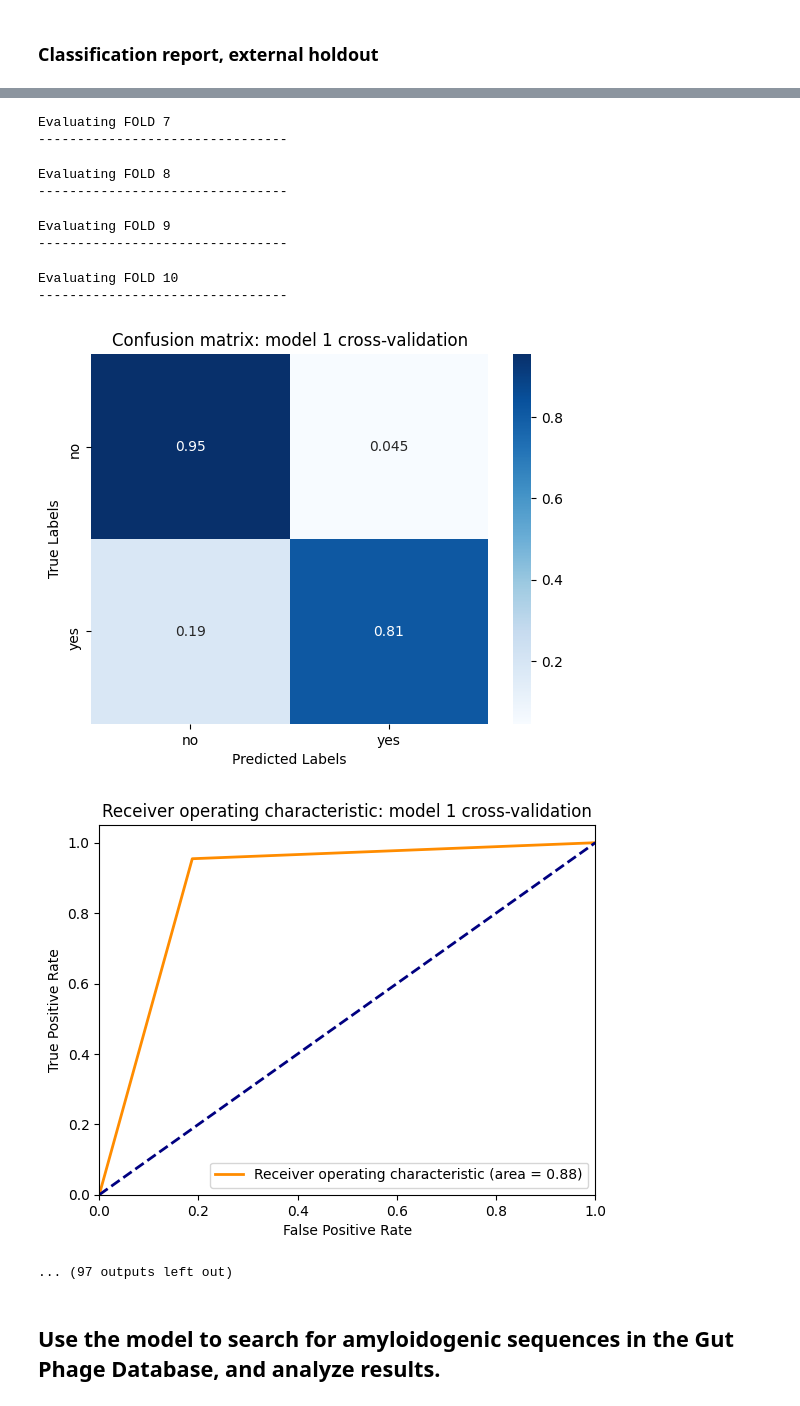
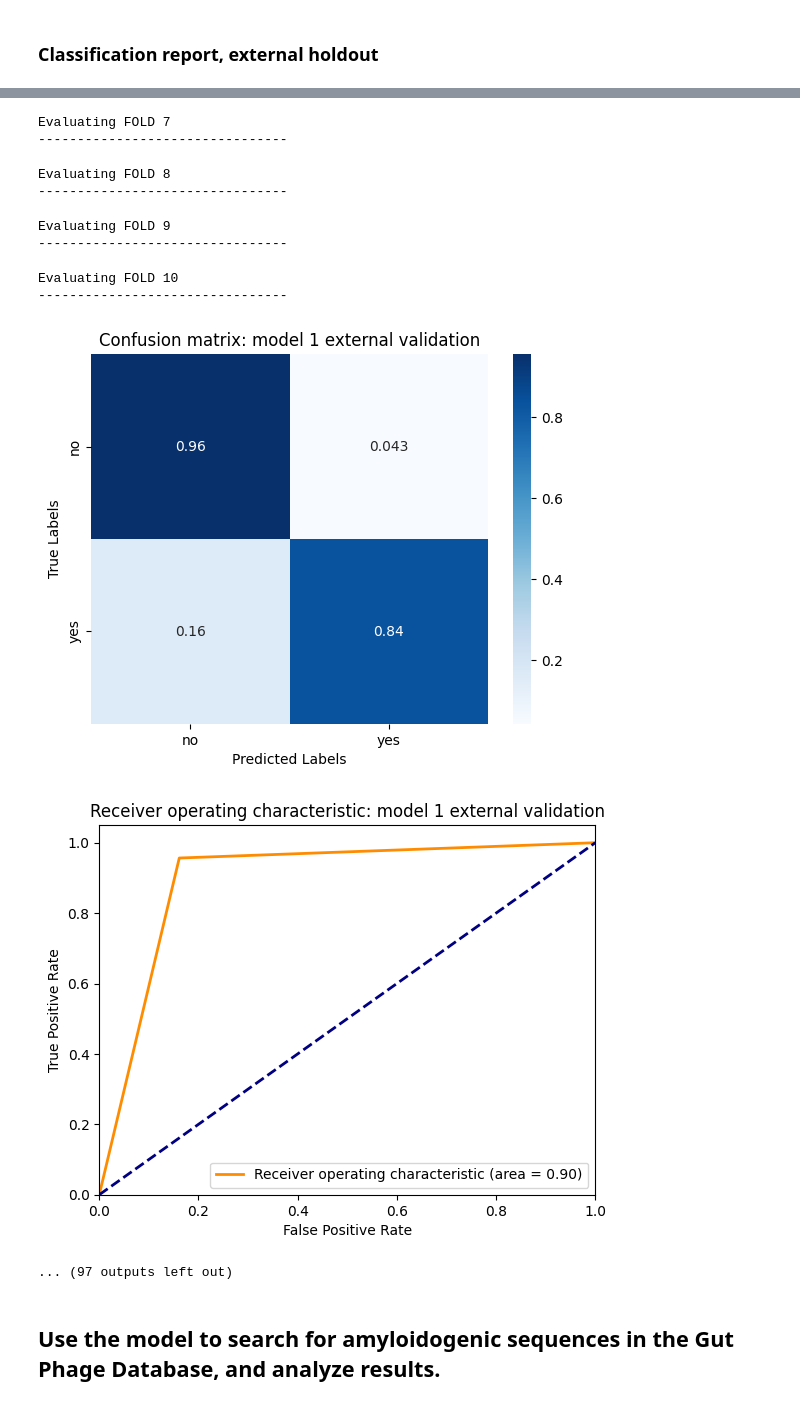
Before and after one commit to ejmockler/AgGRU-Check, a Jupyter notebook: amyloidClassification.ipynb, the cells around one changed output, grey strips where cells are left out. Cells and saved outputs as stored; diff of their text form; code cells hidden in the pictures.

Commit message:
rerun & fix external validation plot titles

```diff
--- a/amyloidClassification.ipynb
+++ b/amyloidClassification.ipynb
@@ -640,6 +645,7 @@ bestModel = { 'model': None, 'fold': 0}
 bestROC = 0
 
 df_valid = pd.read_csv('valid.csv')
+
 for fold in range(foldCount):
     # Load model architecture
     model = GRU(vocab=vocab, dimension=config['dimension'],
@@ -651,37 +657,37 @@ for fold in range(foldCount):
     model.load_state_dict(torch.load(destination_folder + f'/model{fold}.pt'))
     y_pred[fold], y_true[fold] = runModel(model, vocab, tokenizer, df_valid, foldCount)
     y_pred_total += y_pred[fold]
     y_true_total += y_true[fold]
-    roc = getHeuristics(y_pred[fold], y_true[fold], f"Confusion matrix: model {fold + 1} cross-validation", f"Receiver operating characteristic: model {fold + 1} cross-validation", fold)
+    roc = getHeuristics(y_pred[fold], y_true[fold], f"Confusion matrix: model {fold + 1} external validation", f"Receiver operating characteristic: model {fold + 1} external validation", fold)
     if roc > bestROC:
         bestROC = roc
         bestModel['model'], bestModel['fold'] = model, fold + 1
 print("bestROC: " + str(bestROC) + ', fold ' + str(bestModel['fold']))
 
-totalExternalRoc = getHeuristics(y_pred_total, y_true_total, f"Averaged confusion matrix: cross-validation", f"Averaged receiver operating characteristic: cross-validation", None)
+totalExternalRoc = getHeuristics(y_pred_total, y_true_total, f"Averaged confusion matrix: external validation", f"Averaged receiver operating characteristic: external validation", None)
 # %% [output]
 Evaluating FOLD 1
 --------------------------------
 Evaluating FOLD 2
 --------------------------------
 Evaluating FOLD 3
 --------------------------------
 Evaluating FOLD 4
 --------------------------------
 Evaluating FOLD 5
 --------------------------------
 Evaluating FOLD 6
 --------------------------------
 Evaluating FOLD 7
 --------------------------------
 Evaluating FOLD 8
 --------------------------------
 Evaluating FOLD 9
 --------------------------------
 Evaluating FOLD 10
 --------------------------------
-[figure, old version]
+[figure, new version]
-[figure, old version]
+[figure, new version]
 ... (97 outputs left out)
 # %% [markdown]
 
```
Also changed, not shown: parts of 8 cells of this notebook, 31 other files.
